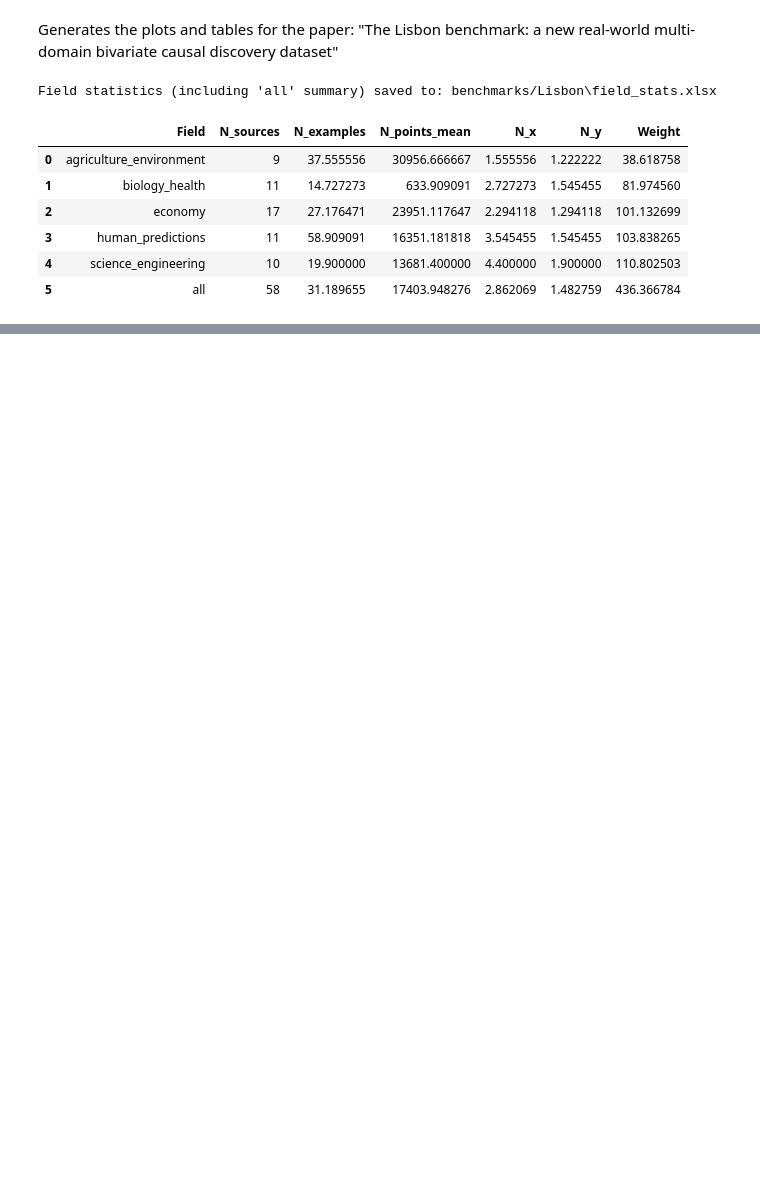
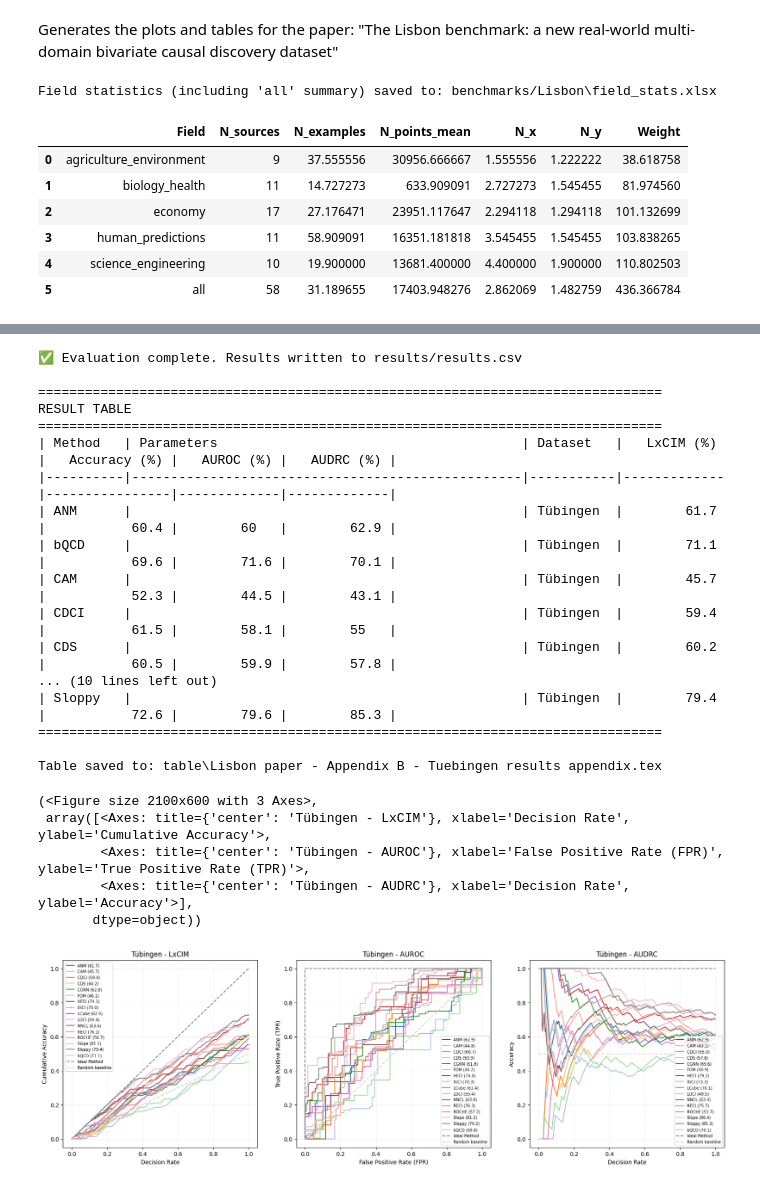
Before and after one commit to tiagobrogueira/Causal-Discovery-In-Exchangeable-Data, a Jupyter notebook: bicausal/lisbon_paper.ipynb, the cells around one changed output, grey strips where cells are left out. Drawn from its saved outputs; the diff is of its cells as text; code cells hidden in the pictures; blank space fills up the shorter version.

```diff
--- a/bicausal/lisbon_paper.ipynb
+++ b/bicausal/lisbon_paper.ipynb
@@ -210,0 +242,28 @@ Table saved to: table\Lisbon paper - Table 2 - Lisbon results.tex
+# %%
+evaluate_tuebingen(methods=all_methods,metrics=["LxCIM","accuracy","AUROC","AUDRC"])
+construct_table(methods=all_methods, datasets=["Tuebingen"], metrics=["LxCIM","accuracy","AUROC","AUDRC"], include_variations=True,table_title="Lisbon paper - Appendix B - Tuebingen results appendix")
+plot_dataset_curves("Tuebingen", methods=all_methods, metrics=["LxCIM","AUROC","AUDRC"],include_variations=True, show_params=False, figure_name="Lisbon paper - Figure 4 - Tuebingen curves")
+# %% [output]
+✅ Evaluation complete. Results written to results/results.csv
+
+================================================================================
+RESULT TABLE
+================================================================================
+| Method   | Parameters                                       | Dataset   |   LxCIM (%) |   Accuracy (%) |   AUROC (%) |   AUDRC (%) |
+|----------|--------------------------------------------------|-----------|-------------|----------------|-------------|-------------|
+| ANM      |                                                  | Tübingen  |        61.7 |           60.4 |        60   |        62.9 |
+| bQCD     |                                                  | Tübingen  |        71.1 |           69.6 |        71.6 |        70.1 |
+| CAM      |                                                  | Tübingen  |        45.7 |           52.3 |        44.5 |        43.1 |
+| CDCI     |                                                  | Tübingen  |        59.4 |           61.5 |        58.1 |        55   |
+| CDS      |                                                  | Tübingen  |        60.2 |           60.5 |        59.9 |        57.8 |
+... (10 lines left out)
+| Sloppy   |                                                  | Tübingen  |        79.4 |           72.6 |        79.6 |        85.3 |
+================================================================================
+
+Table saved to: table\Lisbon paper - Appendix B - Tuebingen results appendix.tex
+(<Figure size 2100x600 with 3 Axes>,
+ array([<Axes: title={'center': 'Tübingen - LxCIM'}, xlabel='Decision Rate', ylabel='Cumulative Accuracy'>,
+        <Axes: title={'center': 'Tübingen - AUROC'}, xlabel='False Positive Rate (FPR)', ylabel='True Positive Rate (TPR)'>,
+        <Axes: title={'center': 'Tübingen - AUDRC'}, xlabel='Decision Rate', ylabel='Accuracy'>],
+       dtype=object))
+[figure, added]
```
Also changed, not shown: parts of 6 cells of this notebook, 39 other files.
